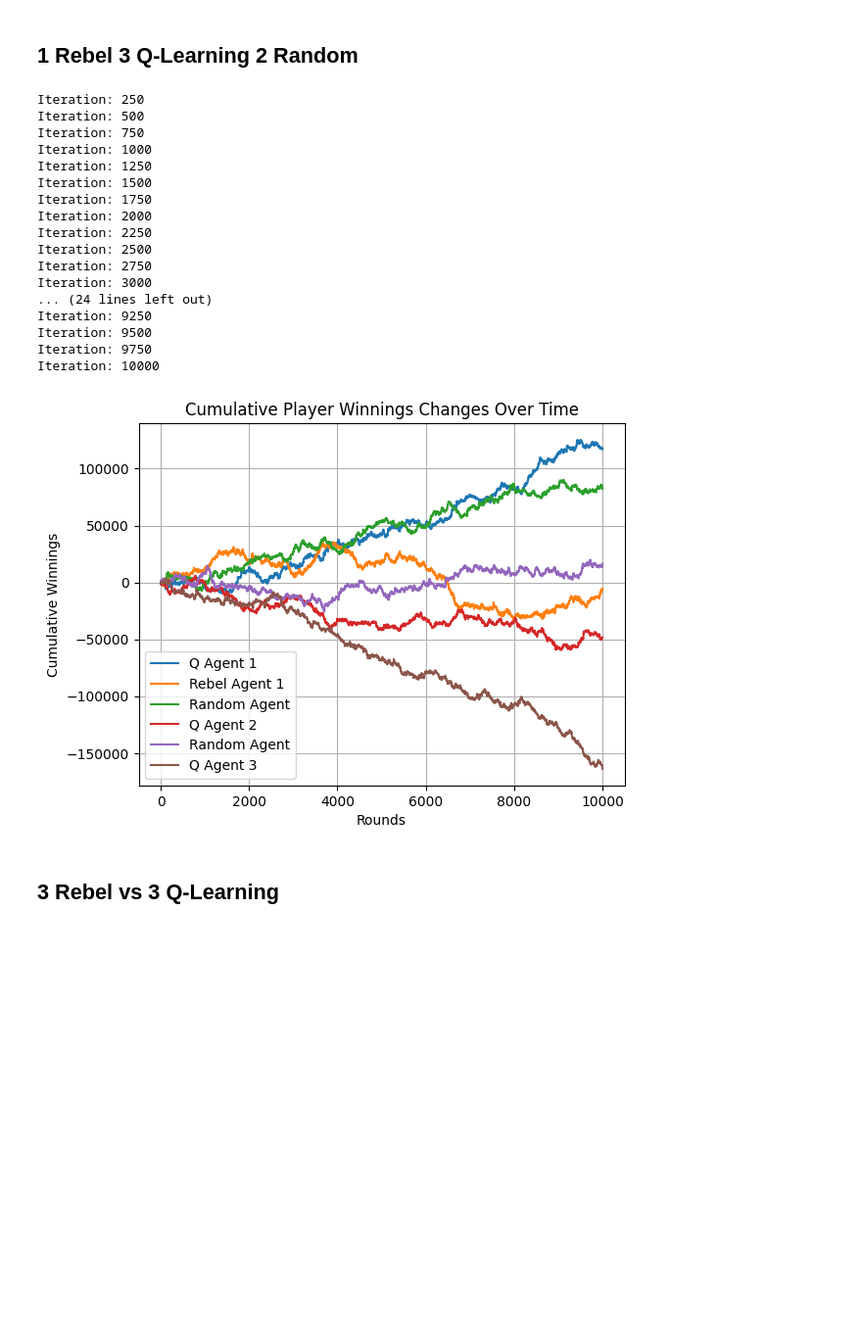
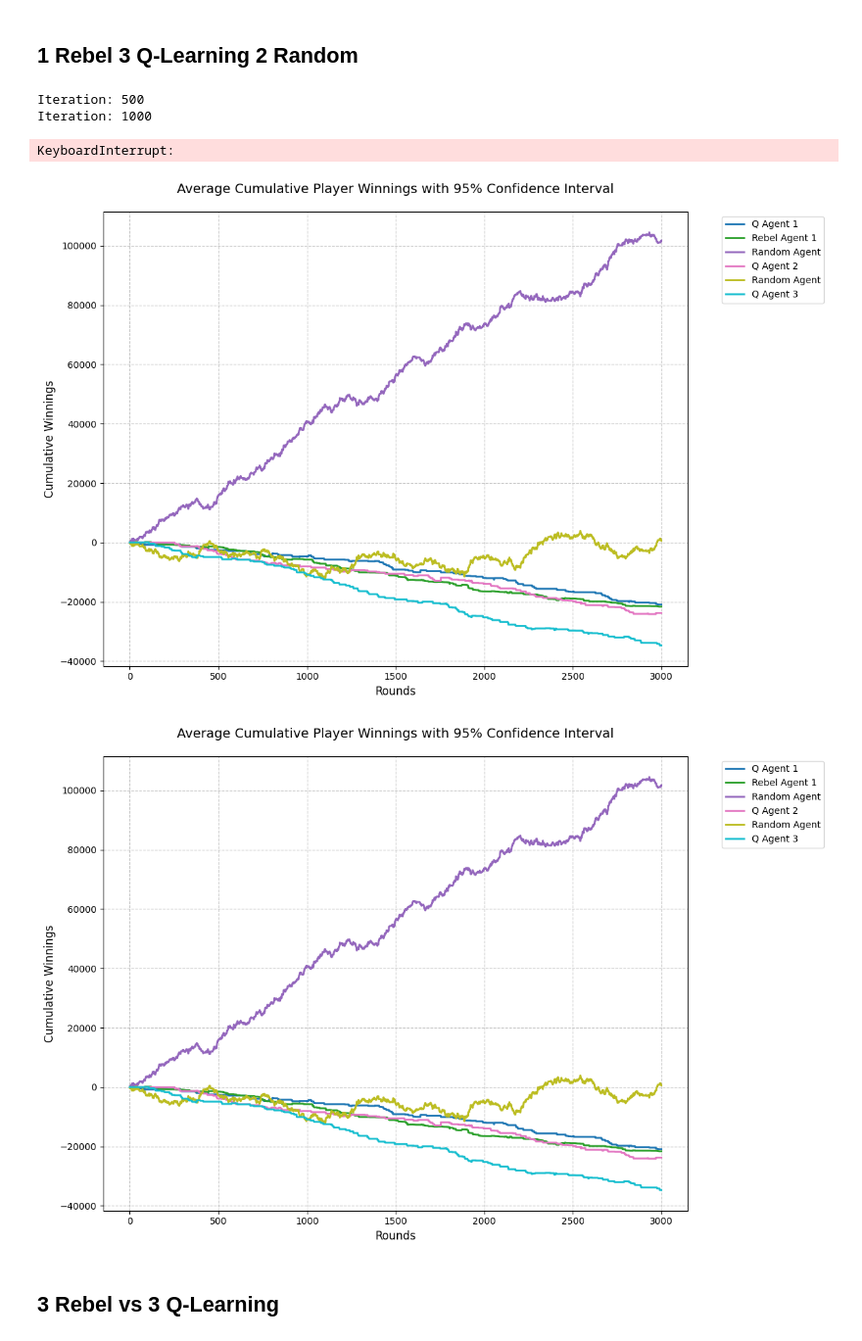
Before and after one commit to mvvollmer/RegretfulTexasHoldEm_feat_MonteCarlo, a Jupyter notebook: MilesDev.ipynb, the cells around one changed output. Shown at 98% size. Saved outputs shown, nothing was run; the diff lists cells and outputs as text; code cells hidden in the pictures; blank space fills up the shorter version.

```diff
--- a/MilesDev.ipynb
+++ b/MilesDev.ipynb
@@ -1016,61 +1760,36 @@ plt.show()
 ## 1 Rebel 3 Q-Learning 2 Random
 # %%
 active_players = 6
-agents = [QLearningAgent(), REBELAgent(active_players), RandomAgent(), QLearningAgent(), RandomAgent(), QLearningAgent()]
+agents = [QLearningAgent(), REBELAgent(num_players=6), RandomAgent(), QLearningAgent(), RandomAgent(), QLearningAgent()]
 player_names = {0: 'TrackedAgent1', 1: 'Agent2'} # Rest are defaulted to player3, player4...
 # Should we only log the 0th players (here TrackedAgent1) private cards to hand history files
 track_single_player = False
 # Bounds for randomizing player stack sizes in reset()
-low_stack_bbs = 999
-high_stack_bbs = 1000
+low_stack_bbs = 499
+high_stack_bbs = 500
 hand_history_location = 'Hands/'
 invalid_action_penalty = 10
-
-table = createEnviorment(active_players, agents, player_names, low_stack_bbs, high_stack_bbs, hand_history_location, invalid_action_penalty, track_single_player)
-table.seed(3)
-# %%
-n_iterations = 10000
-player_winnings = learningLoop(table, agents, active_players, n_iterations)
-# %% [output]
-Iteration: 250
-Iteration: 500
-Iteration: 750
-Iteration: 1000
-Iteration: 1250
-Iteration: 1500
-Iteration: 1750
-Iteration: 2000
-Iteration: 2250
-Iteration: 2500
-Iteration: 2750
-Iteration: 3000
-... (24 lines left out)
-Iteration: 9250
-Iteration: 9500
-Iteration: 9750
-Iteration: 10000
-# %%
-players = ["Q Agent 1", "Rebel Agent 1", "Random Agent", "Q Agent 2", "Random Agent", "Q Agent 3"]
-
-# Compute the running cumulative sum for each player
-cumulative_player_stacks = np.cumsum(player_winnings, axis=0)
-
-# Transpose to get stacks per player
-cumulative_player_stacks_transposed = cumulative_player_stacks.T
-
-# Plot cumulative stacks for each player
-for i, cumulative_stack in enumerate(cumulative_player_stacks_transposed, start=1):
-    plt.plot(cumulative_stack, label=f'{players[i-1]}')
-
-# Add labels and legend
-plt.xlabel('Rounds')
-plt.ylabel('Cumulative Winnings')
-plt.title('Cumulative Player Winnings Changes Over Time')
-plt.legend()
-plt.grid(True)
-plt.show()
-# %% [output]
-[figure, removed]
+# %%
+n_trials = 1
+n_iterations = 3000
+total_winnings = []
+for t in range(n_trials):
+    table = createEnviorment(active_players, agents, player_names, low_stack_bbs, high_stack_bbs, hand_history_location, invalid_action_penalty, track_single_player)
+    table.seed(t)
+    player_winnings = learningLoop(table, agents, active_players, n_iterations)
+    print(f"Trial {t+1} completed")
+    total_winnings.append(player_winnings)
+# %% [output]
+Iteration: 500
+Iteration: 1000
+KeyboardInterrupt:
+# %%
+players = ["Q Agent 1", "Rebel Agent 1", "Random Agent", "Q Agent 2", "Random Agent", "Q Agent 3"]
+
+plt3 = plot_cumulative_winnings(total_winnings, players, n_iterations)
+# %% [output]
+[figure, added]
+[figure, added]
 # %% [markdown]
 ## 3 Rebel vs 3 Q-Learning
 # %%
```
Also changed, not shown: parts of 45 cells of this notebook.
